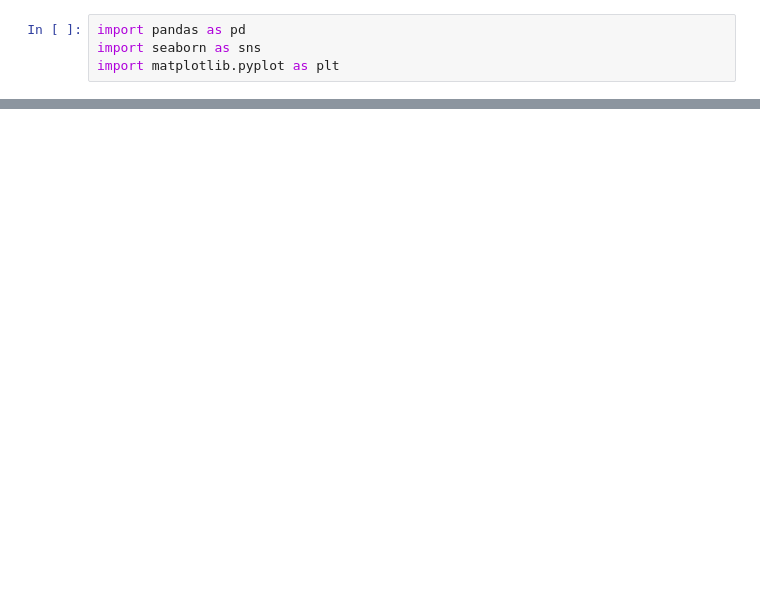
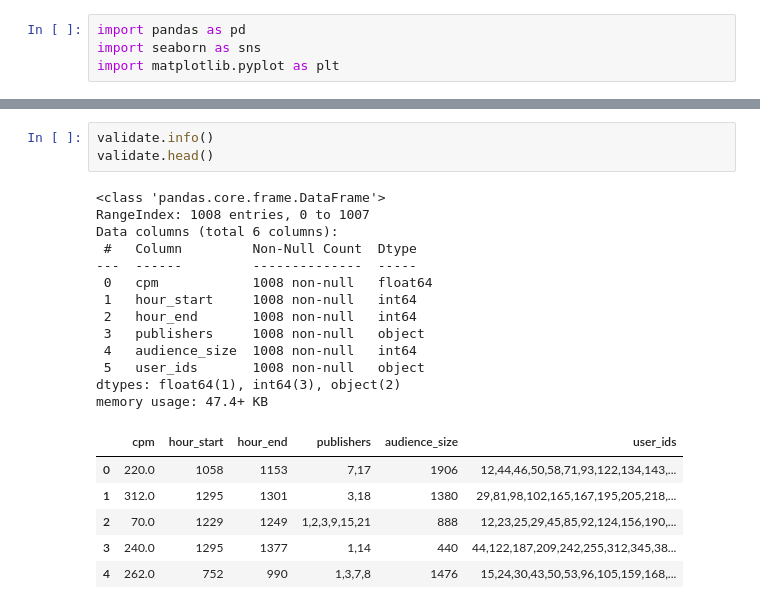
Before and after one commit to TimurPshITMO/VK_LL_2025, a Jupyter notebook: data_view.ipynb, the cells around one changed output, grey strips where cells are left out. Saved outputs shown, nothing was run; the diff lists cells and outputs as text; blank space fills up the shorter version.

```diff
--- a/data_view.ipynb
+++ b/data_view.ipynb
@@ -23,0 +56,23 @@ memory usage: 35.0 MB
+# %%
+validate.info()
+validate.head()
+# %% [output]
+<class 'pandas.core.frame.DataFrame'>
+RangeIndex: 1008 entries, 0 to 1007
+Data columns (total 6 columns):
+ #   Column         Non-Null Count  Dtype
+---  ------         --------------  -----
+ 0   cpm            1008 non-null   float64
+ 1   hour_start     1008 non-null   int64
+ 2   hour_end       1008 non-null   int64
+ 3   publishers     1008 non-null   object
+ 4   audience_size  1008 non-null   int64
+ 5   user_ids       1008 non-null   object
+dtypes: float64(1), int64(3), object(2)
+memory usage: 47.4+ KB
+|  | cpm | hour_start | hour_end | publishers | audience_size | user_ids |
+| 0 | 220.0 | 1058 | 1153 | 7,17 | 1906 | 12,44,46,50,58,71,93,122,134,143,... |
+| 1 | 312.0 | 1295 | 1301 | 3,18 | 1380 | 29,81,98,102,165,167,195,205,218,... |
+| 2 | 70.0 | 1229 | 1249 | 1,2,3,9,15,21 | 888 | 12,23,25,29,45,85,92,124,156,190,... |
+| 3 | 240.0 | 1295 | 1377 | 1,14 | 440 | 44,122,187,209,242,255,312,345,38... |
+| 4 | 262.0 | 752 | 990 | 1,3,7,8 | 1476 | 15,24,30,43,50,53,96,105,159,168,... |
```
Also changed, not shown: parts of 12 cells of this notebook.
